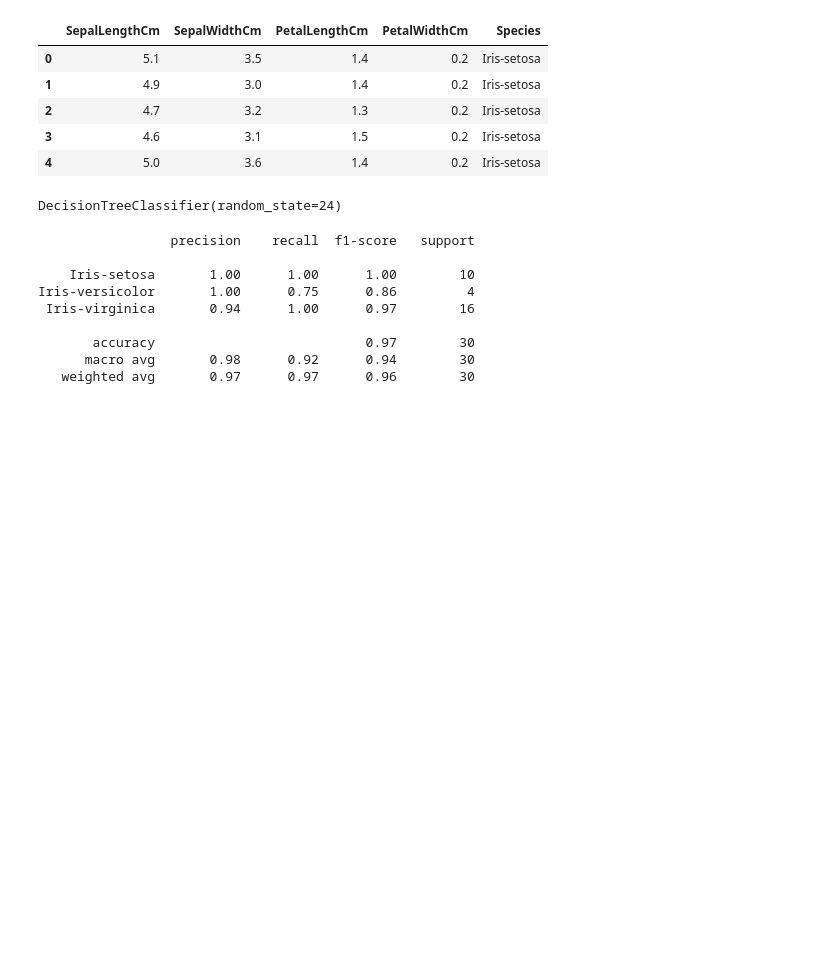
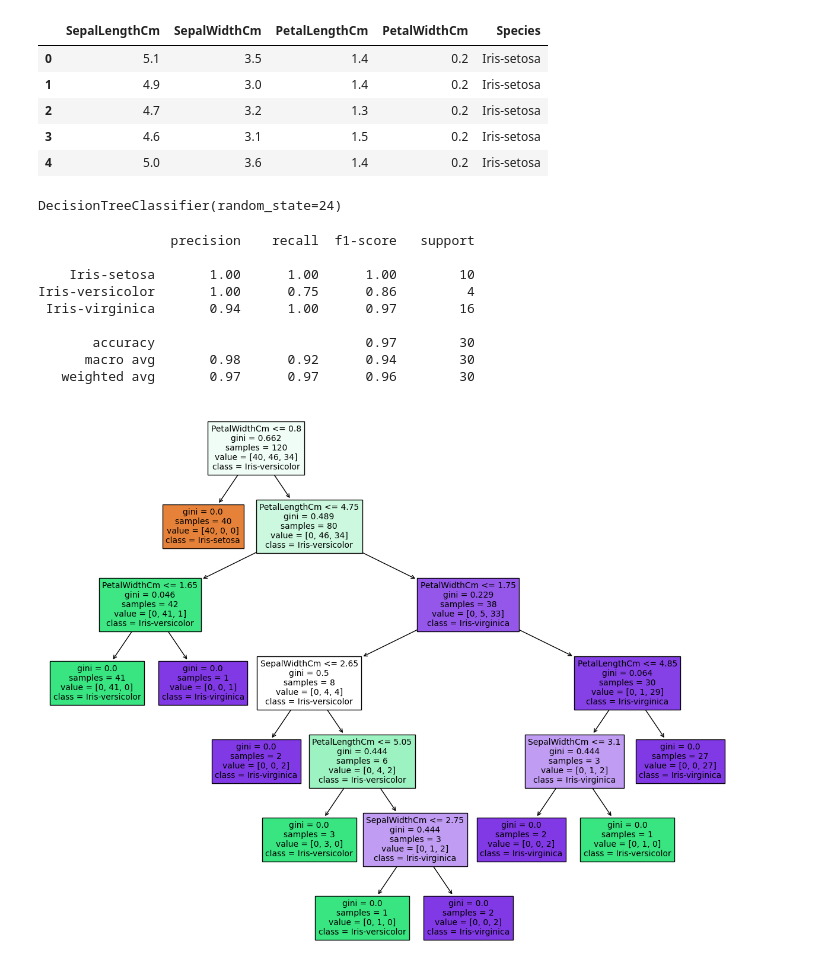
Before and after one commit to SaiMounicaGudimella/Decision-Tree-Implementation, a Jupyter notebook: decision-tree-implementation.ipynb, the cells around one changed output. Saved outputs shown, nothing was run; the diff lists cells and outputs as text; code cells hidden in the pictures; blank space fills up the shorter version.

Commit message:
Kaggle Notebook | Decision Tree Implementation

```diff
--- a/decision-tree-implementation.ipynb
+++ b/decision-tree-implementation.ipynb
@@ -58,3 +68,11 @@ Iris-versicolor       1.00      0.75      0.86         4
        accuracy                           0.97        30
       macro avg       0.98      0.92      0.94        30
    weighted avg       0.97      0.97      0.96        30
+# %%
+plt.figure(figsize=(15,12))
+plot_tree(df_clf, filled=True,
+         feature_names=['SepalLengthCm', 'SepalWidthCm', 'PetalLengthCm', 'PetalWidthCm'],
+         class_names=['Iris-setosa', 'Iris-versicolor', 'Iris-virginica'])
+plt.show()
+# %% [output]
+[figure, added]
```
Also changed, not shown: parts of 3 cells of this notebook.
